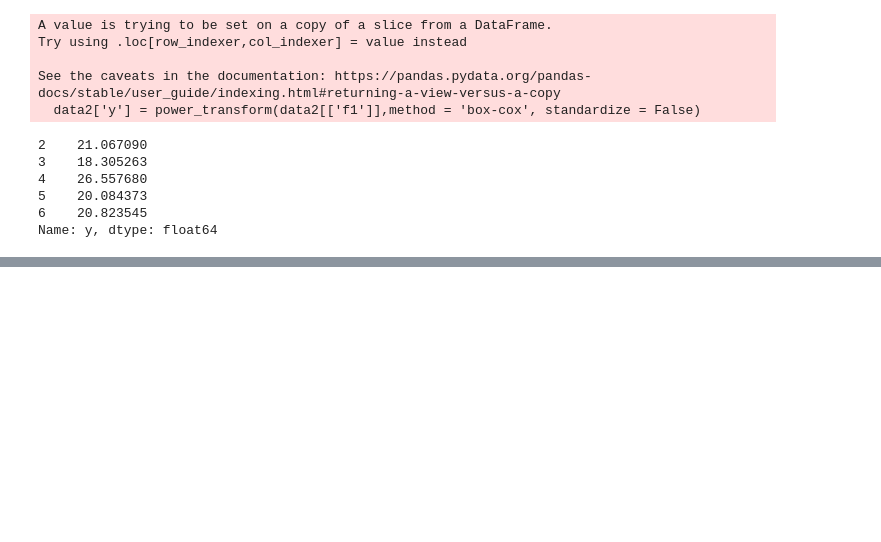
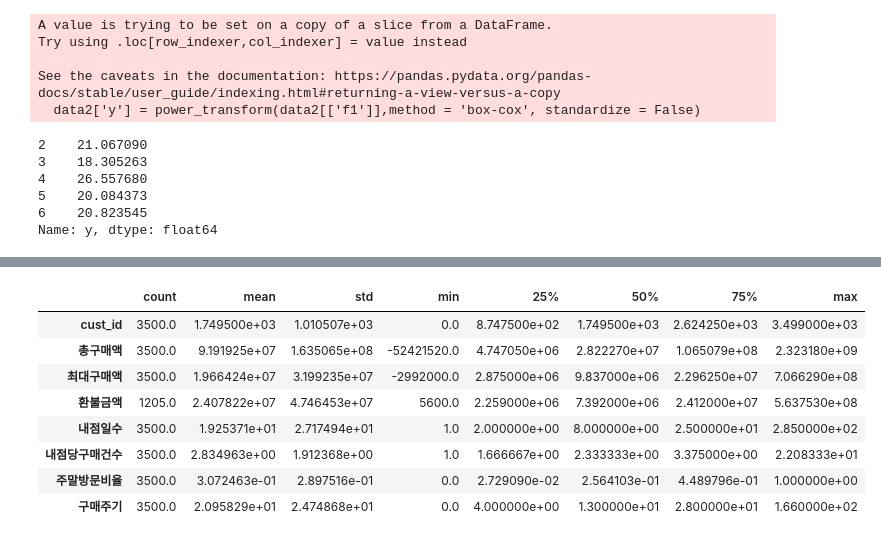
Before and after one commit to gr2edy/BDA_test, a Jupyter notebook: BDA_practice.ipynb, the cells around one changed output, grey strips where cells are left out. Saved outputs shown, nothing was run; the diff lists cells and outputs as text; code cells hidden in the pictures; blank space fills up the shorter version.

```diff
--- a/BDA_practice.ipynb
+++ b/BDA_practice.ipynb
@@ -683,0 +718,12 @@ csv제출
+# %%
+x_train.describe().T
+# %% [output]
+|  | count | mean | std | min | 25% | 50% | 75% | max |
+| cust_id | 3500.0 | 1.749500e+03 | 1.010507e+03 | 0.0 | 8.747500e+02 | 1.749500e+03 | 2.624250e+03 | 3.499000e+03 |
+| 총구매액 | 3500.0 | 9.191925e+07 | 1.635065e+08 | -52421520.0 | 4.747050e+06 | 2.822270e+07 | 1.065079e+08 | 2.323180e+09 |
+| 최대구매액 | 3500.0 | 1.966424e+07 | 3.199235e+07 | -2992000.0 | 2.875000e+06 | 9.837000e+06 | 2.296250e+07 | 7.066290e+08 |
+| 환불금액 | 1205.0 | 2.407822e+07 | 4.746453e+07 | 5600.0 | 2.259000e+06 | 7.392000e+06 | 2.412000e+07 | 5.637530e+08 |
+| 내점일수 | 3500.0 | 1.925371e+01 | 2.717494e+01 | 1.0 | 2.000000e+00 | 8.000000e+00 | 2.500000e+01 | 2.850000e+02 |
+| 내점당구매건수 | 3500.0 | 2.834963e+00 | 1.912368e+00 | 1.0 | 1.666667e+00 | 2.333333e+00 | 3.375000e+00 | 2.208333e+01 |
+| 주말방문비율 | 3500.0 | 3.072463e-01 | 2.897516e-01 | 0.0 | 2.729090e-02 | 2.564103e-01 | 4.489796e-01 | 1.000000e+00 |
+| 구매주기 | 3500.0 | 2.095829e+01 | 2.474868e+01 | 0.0 | 4.000000e+00 | 1.300000e+01 | 2.800000e+01 | 1.660000e+02 |
```
Also changed, not shown: parts of 112 cells of this notebook, 1 other file.
